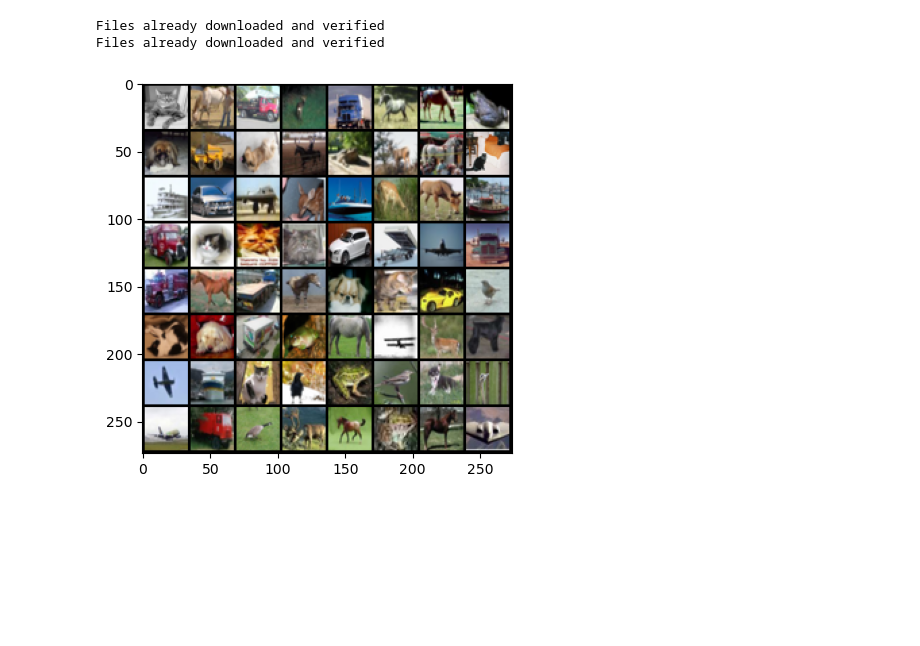
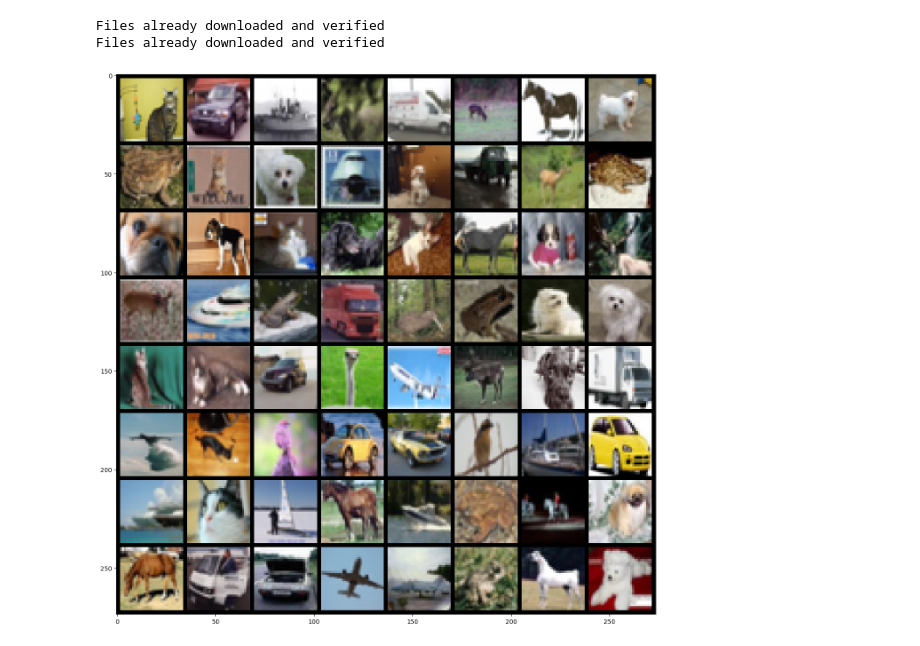
Before and after one commit to pytorchsoft/notebooks, a Jupyter notebook: cnn.ipynb, the cells around one changed output. Drawn from its saved outputs; the diff is of its cells as text; code cells hidden in the pictures; blank space fills up the shorter version.

Commit message:
larger figsize

```diff
--- a/cnn.ipynb
+++ b/cnn.ipynb
@@ -11,6 +11,7 @@ from torchsummary import summary
 from safetensors.torch import save_model, load_model
 # %%
 NUM_CLASSES = 10
+figsize = 16
 # %%
 transform = transforms.Compose([
     transforms.ToTensor(),
@@ -26,17 +27,18 @@ Files already downloaded and verified
 Files already downloaded and verified
 # %%
 def imshow(img):
+    plt.figure(figsize=(figsize,figsize))
     plt.imshow(img.permute(1, 2, 0).numpy())
     plt.show()
 
 # Get some random training images
 dataiter = iter(train_loader)
 images, labels = next(dataiter)
 
 # Show images
 imshow(torchvision.utils.make_grid(images))
 # %% [output]
-[figure, old version]
+[figure, new version]
 # %%
 class Cnn(nn.Module):
     def __init__(self):
```
Also changed, not shown: parts of 6 cells of this notebook, 3 other files.
